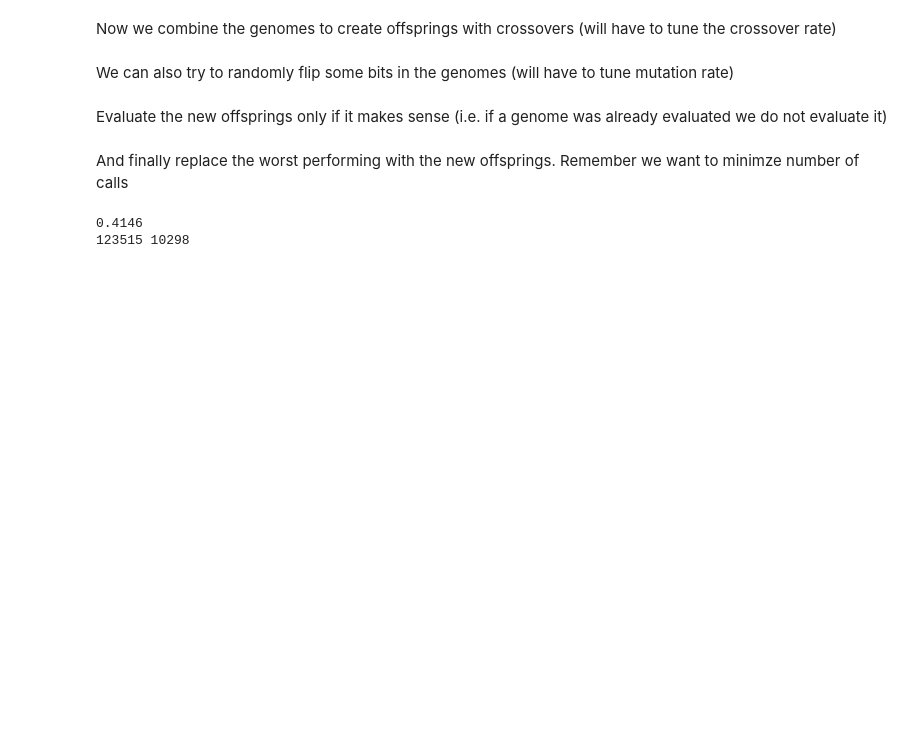
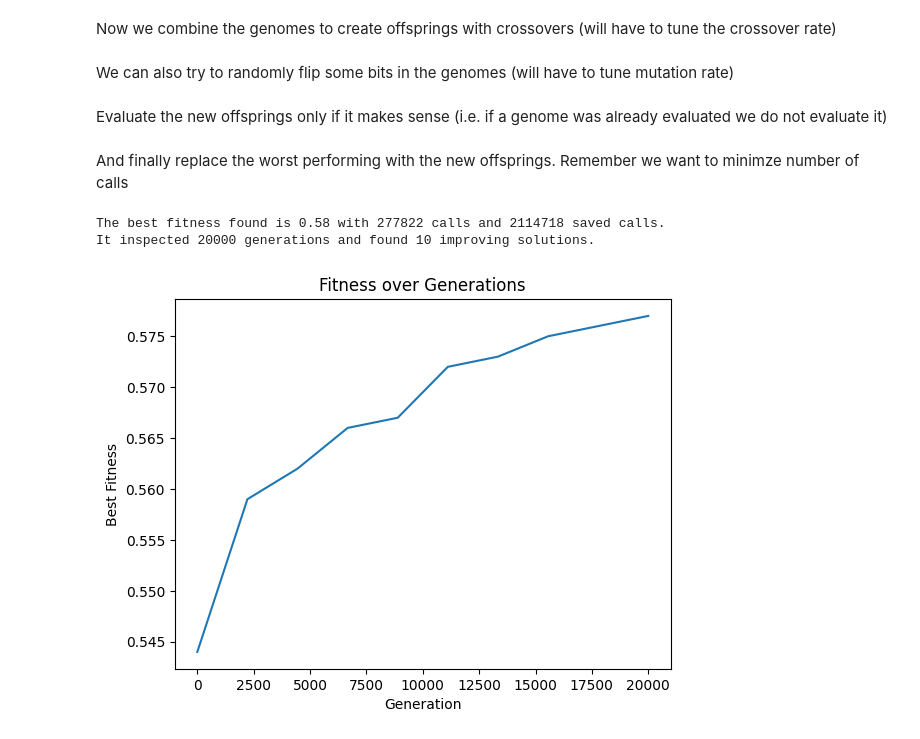
Before and after one commit to Raoolo/computational_intelligence, a Jupyter notebook: Lab9/lab9.ipynb, the cells around one changed output. Cells and saved outputs as stored; diff of their text form; code cells hidden in the pictures; blank space fills up the shorter version.

```diff
--- a/Lab9/lab9.ipynb
+++ b/Lab9/lab9.ipynb
@@ -97,3 +107,11 @@ def select_best_genomes(population: dict, size=10, pick_worse_prob = 0.15) -> di
+# %%
+def elitism(population: dict, elite_size=10):
+    """Select the top individuals"""
+    # ort the genomes based on fitness in descending order
+    sorted_genomes = sorted(population, key=population.get, reverse=True)
+    # select the top genomes
+    elites = {genome: population[genome] for genome in sorted_genomes[:elite_size]}
+    return elites
 # %%
 # method to call to print the population or to print the population + fitness after their evaluation
 # ideally you will always call this after evaluatin the population btw
@@ -140,7 +158,7 @@ def crossover(population: dict) -> dict:
     for i in range(0, len(old_population), 2):
         genitore1 = old_population[i]
         # next one in the population if possible otherwise the first element will be genitore2
-        genitore2 = old_population[i+1] if i+1 < len(old_population) else population[0]
+        genitore2 = old_population[i+1] if i+1 < len(old_population) else old_population[0]
         # randint includes the extremes but in this case we do not want the, so we go from 1 to -1
         crossover_point = randint(1, len(genitore1)-1)
         # the end point is not included, starting point is included
@@ -205,30 +290,51 @@ def run_genetic_algo(
 
     return best_genome, best_fitness, fitness.calls, generations
 # %%
-mutation_rate = 0.03  # prob of each bit switching
+mutation_rate = 0.01  # prob of each bit switching
 calls_saved = 0  # just used to check if we save any calls
-population_size = 50
+population_size = 100
 desired_fitness = 0.9
 x = [1, 2, 5, 10]
 genome_length = 1000
+num_max_generations = 20000
 # if it is less than 1% improvement for max_stagn_generations
 # lowering conver_threshold means that a lower improvement resets the generation counter
 # higher value means it require larger improvement to reset the counter,
 # so higher means more likely that the algorithms stops
 max_stagnant_generations = 10000
-convergence_threshold = 0.01    # 1% improvement for 10.000 generations
+convergence_threshold = 0.01   # 1% improvement for 10.000 generations
 # %%
-best_genome, best_fitness, num_calls, generations = run_genetic_algo(
-    x=5,
+best_genome, best_fitness, num_calls, generations, best_fitness_values = run_genetic_algo_static(
+    x=1,
     population_size=population_size,
     genome_length=genome_length,
     mutation_rate=mutation_rate,
     desired_fitness=desired_fitness,
-    max_stagnant_generations=max_stagnant_generations,
-    convergence_threshold=convergence_threshold,
+    num_max_generations=num_max_generations
 )
-print(best_fitness)
-print(num_calls, generations)
+
+# best_genome, best_fitness, num_calls, generations = run_genetic_algo_dynamic(
+#     x=1,
+#     population_size=population_size,
+#     genome_length=genome_length,
+#     mutation_rate=mutation_rate,
+#     desired_fitness=desired_fitness,
+#     max_stagnant_generations=max_stagnant_generations,
+#     convergence_threshold=convergence_threshold,
+# )
-# %% [output]
-0.4146
-123515 10298
+# %%
+print(f"The best fitness found is {best_fitness:.2f} with {num_calls} calls and {calls_saved} saved calls.")
+print(f"It inspected {generations} generations and found {len(best_fitness_values)} improving solutions.")
+# %% [output]
+The best fitness found is 0.58 with 277822 calls and 2114718 saved calls.
+It inspected 20000 generations and found 10 improving solutions.
+# %%
+import matplotlib.pyplot as plt
+
+plt.plot(np.linspace(0, generations, len(best_fitness_values)), best_fitness_values)
+plt.xlabel('Generation')
+plt.ylabel('Best Fitness')
+plt.title('Fitness over Generations')
+plt.show()
+# %% [output]
+[figure, added]
```
Also changed, not shown: parts of 5 cells of this notebook.
